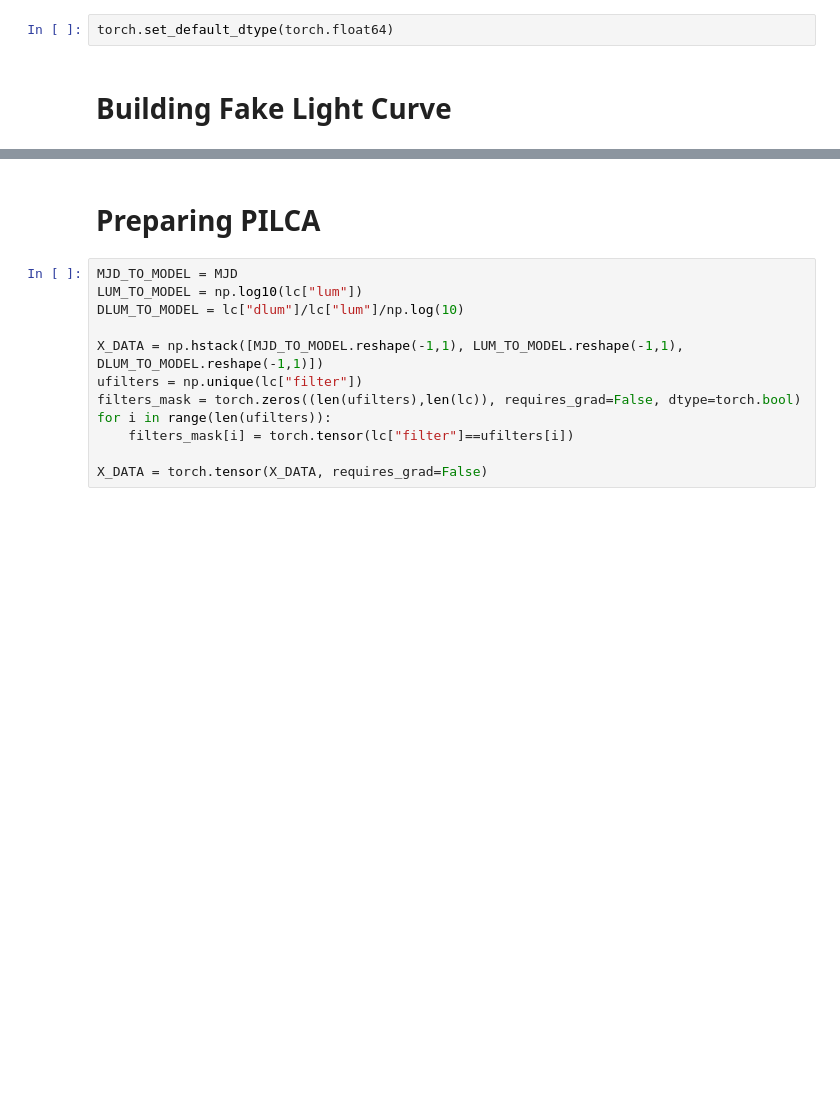
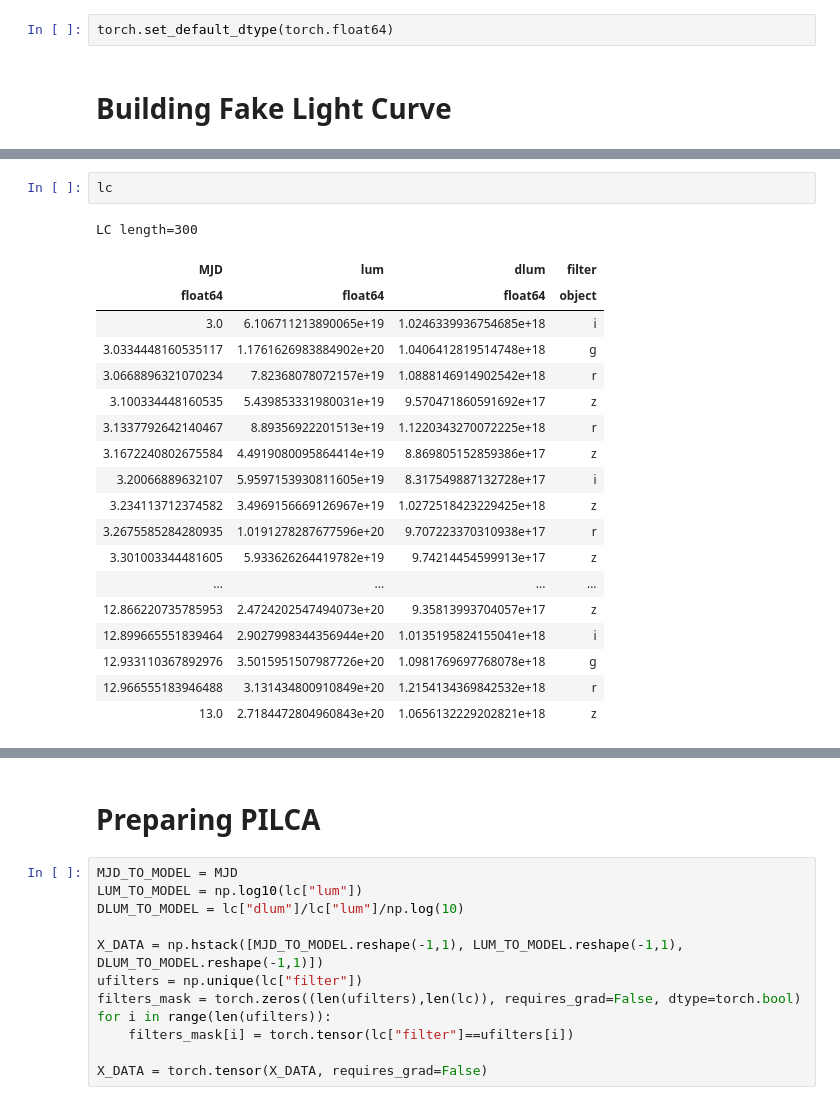
Before and after one commit to gsmteixeira/pilca, a Jupyter notebook: notebooks/02_first_steps_constraining_fpM.ipynb, the cells around one changed output, grey strips where cells are left out. Drawn from its saved outputs; the diff is of its cells as text; blank space fills up the shorter version.

```diff
--- a/notebooks/02_first_steps_constraining_fpM.ipynb
+++ b/notebooks/02_first_steps_constraining_fpM.ipynb
@@ -59,3 +62,25 @@ light_curve_plot(lc, offset = 1)
+# %%
+lc
+# %% [output]
+LC length=300
+| MJD | lum | dlum | filter |
+| float64 | float64 | float64 | object |
+| 3.0 | 6.106711213890065e+19 | 1.0246339936754685e+18 | i |
+| 3.0334448160535117 | 1.1761626983884902e+20 | 1.0406412819514748e+18 | g |
+| 3.0668896321070234 | 7.82368078072157e+19 | 1.0888146914902542e+18 | r |
+| 3.100334448160535 | 5.439853331980031e+19 | 9.570471860591692e+17 | z |
+| 3.1337792642140467 | 8.89356922201513e+19 | 1.1220343270072225e+18 | r |
+| 3.1672240802675584 | 4.4919080095864414e+19 | 8.869805152859386e+17 | z |
+| 3.20066889632107 | 5.9597153930811605e+19 | 8.317549887132728e+17 | i |
+| 3.234113712374582 | 3.4969156669126967e+19 | 1.0272518423229425e+18 | z |
+| 3.2675585284280935 | 1.0191278287677596e+20 | 9.707223370310938e+17 | r |
+| 3.301003344481605 | 5.933626264419782e+19 | 9.74214454599913e+17 | z |
+| ... | ... | ... | ... |
+| 12.866220735785953 | 2.4724202547494073e+20 | 9.35813993704057e+17 | z |
+| 12.899665551839464 | 2.9027998344356944e+20 | 1.0135195824155041e+18 | i |
+| 12.933110367892976 | 3.5015951507987726e+20 | 1.0981769697768078e+18 | g |
+| 12.966555183946488 | 3.131434800910849e+20 | 1.2154134369842532e+18 | r |
+| 13.0 | 2.7184472804960843e+20 | 1.0656132229202821e+18 | z |
 # %%
 np.mean(lum)
 # aaa
```
Also changed, not shown: parts of 10 cells of this notebook, 4 other files.
